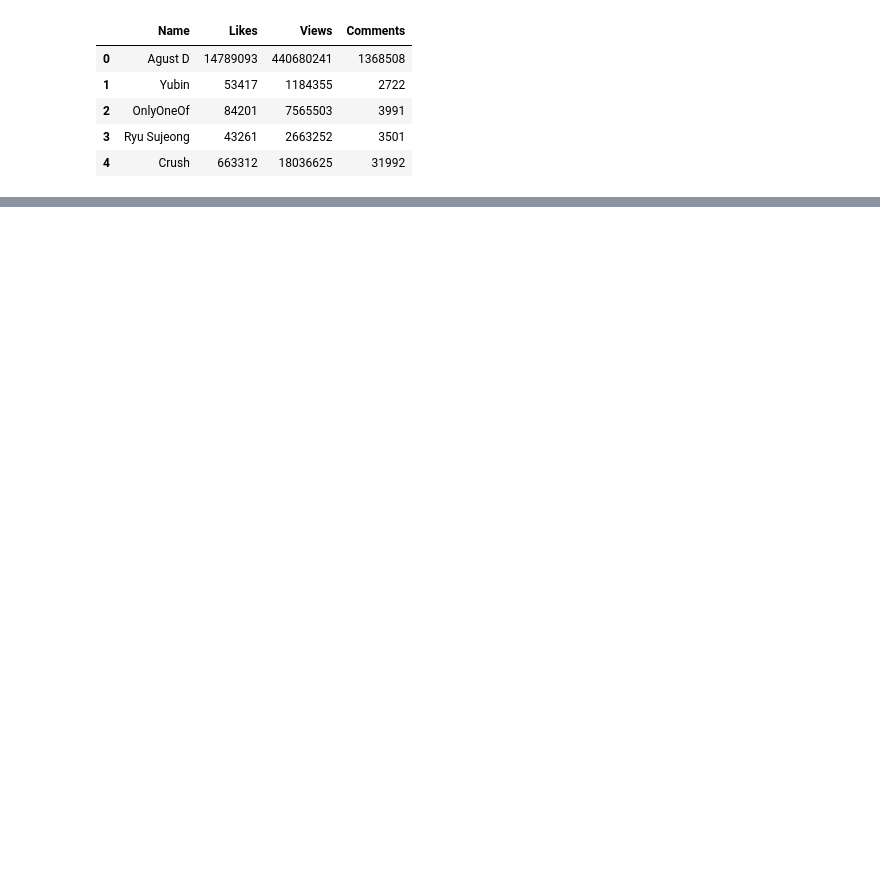
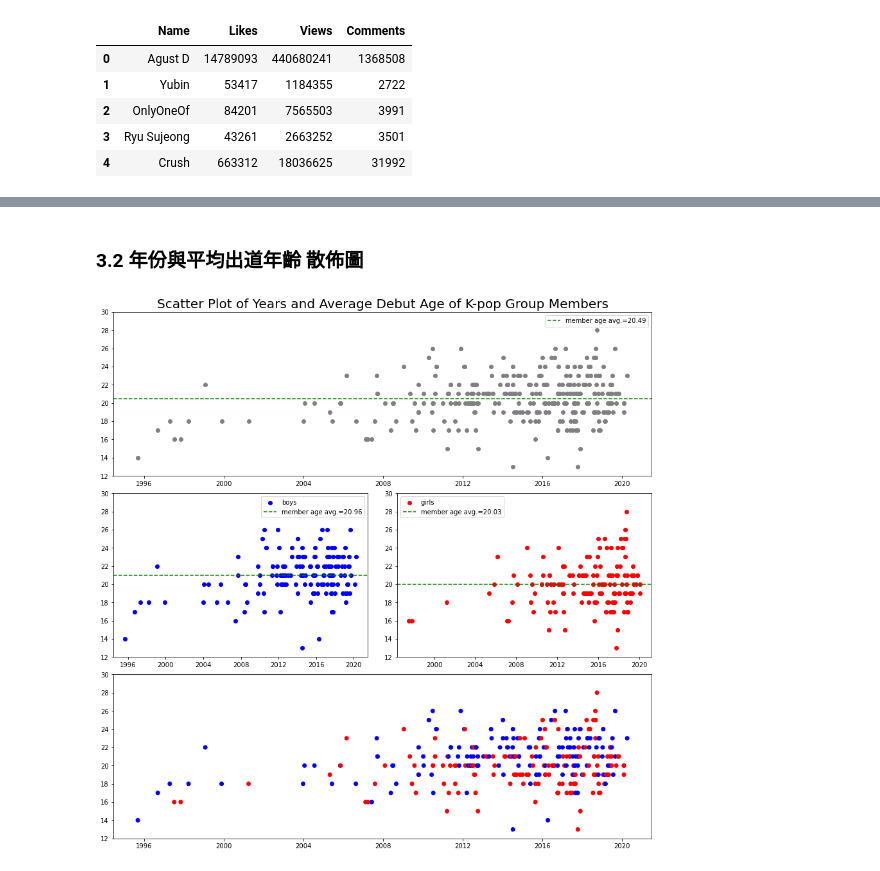
Before and after one commit to sleeping-psystudent/Dspy-Final-Project, a Jupyter notebook: Relation_analysis.ipynb, the cells around one changed output, grey strips where cells are left out. Saved outputs shown, nothing was run; the diff lists cells and outputs as text; code cells hidden in the pictures; blank space fills up the shorter version.

```diff
--- a/Relation_analysis.ipynb
+++ b/Relation_analysis.ipynb
@@ -66,0 +132,36 @@ Factors.head()
+# %% [markdown]
+### 3.2 年份與平均出道年齡 散佈圖
+# %%
+fig=plt.figure(layout="constrained", figsize=(12,12))
+mosaic=fig.subplot_mosaic('''
+                          aa
+                          bc
+                          dd
+                          ''')
+
+# Plot A, main
+mosaic['a'].scatter(Factors["Debut"], Factors["Average_age"], c='grey')
+mosaic['a'].set_title("Scatter Plot of Years and Average Debut Age of K-pop Group Members", fontsize=20)
+mosaic['a'].set_ylim(12, 30)
+mosaic['a'].axhline(y=Factors_age_num, color='green', linestyle='--', label="member age avg.="+str(round(Factors_age_num, 2)))
+mosaic['a'].legend()
+
+# Plot B, boys
+mosaic['b'].scatter(boys_n["Debut"], boys_n["Average_age"], c="blue", label="boys")
+mosaic['b'].set_ylim(12, 30)
+mosaic['b'].axhline(y=boys_age_num, color='green', linestyle='--', label="member age avg.="+str(round(boys_age_num, 2)))
+mosaic['b'].legend()
+
+# Plot C, girls
+mosaic['c'].scatter(girls_n["Debut"], girls_n["Average_age"], c="red", label="girls")
+mosaic['c'].set_ylim(12, 30)
+mosaic['c'].axhline(y=girls_age_num, color='green', linestyle='--', label="member age avg.="+str(round(girls_age_num, 2)))
+mosaic['c'].legend()
+
+# Plot D, combined
+mosaic['d'].scatter(Factors["Debut"], Factors["Average_age"], c=Factors["Gender"].map({"M": "blue", "F": "red"}))
+mosaic['d'].set_ylim(12, 30)
+
+plt.show()
+# %% [output]
+[figure, added]
```
Also changed, not shown: parts of 18 cells of this notebook.
